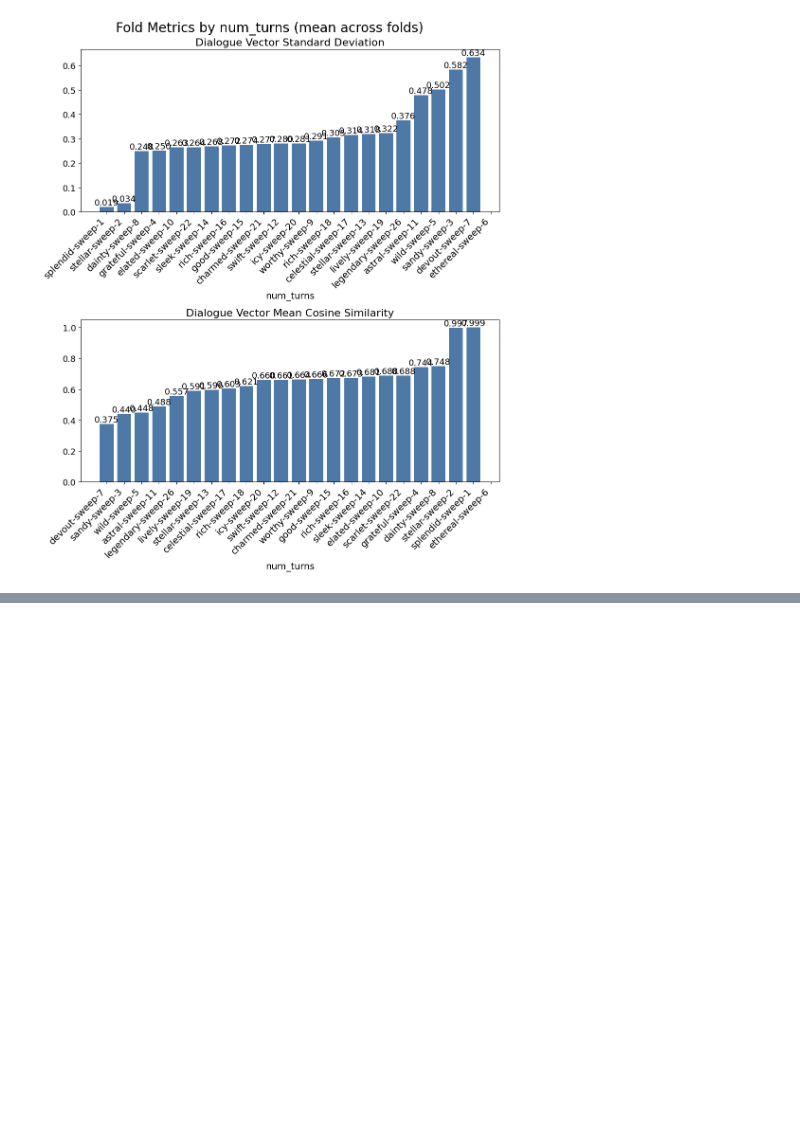
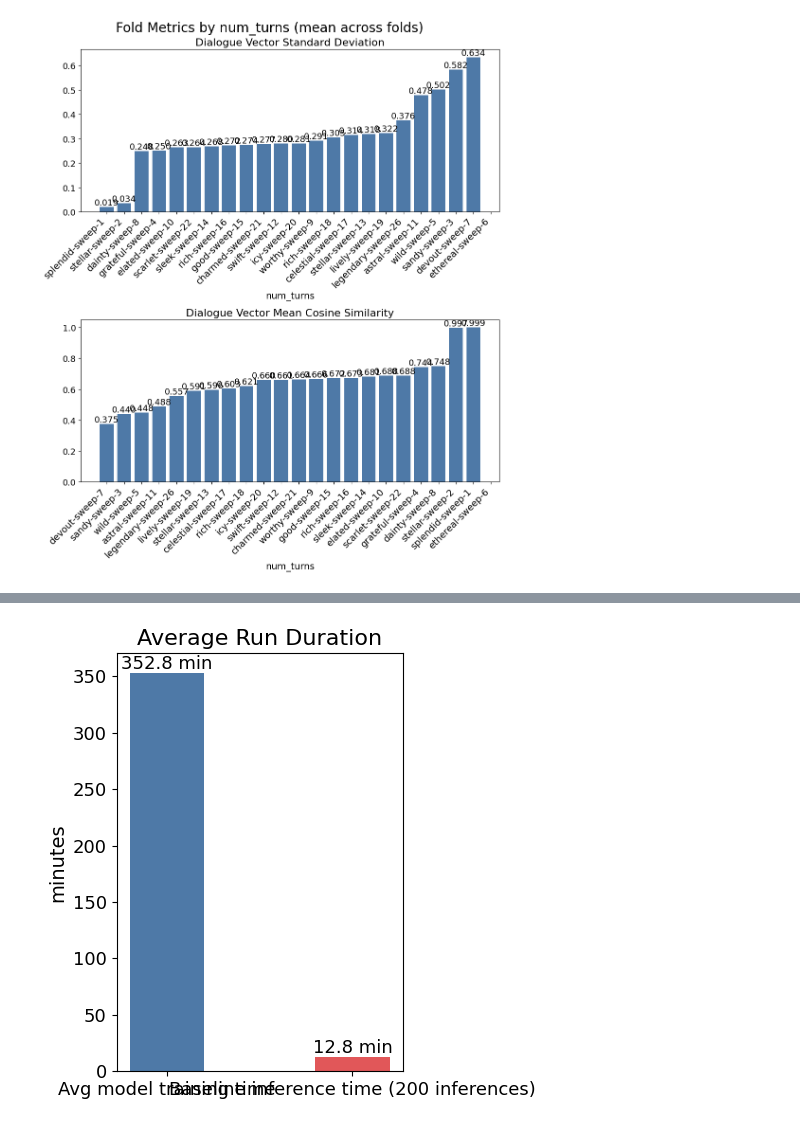
Before and after one commit to JackMclaughlin424/ms-capstone-TTS-natlang-styleprompts, a Jupyter notebook: src/style-prompt-generator/training_notebooks/results_visual.ipynb, the cells around one changed output, grey strips where cells are left out. Saved outputs shown, nothing was run; the diff lists cells and outputs as text; code cells hidden in the pictures; blank space fills up the shorter version.

```diff
--- a/src/style-prompt-generator/training_notebooks/results_visual.ipynb
+++ b/src/style-prompt-generator/training_notebooks/results_visual.ipynb
@@ -276,0 +314,32 @@ Available system columns: ['system.gpu.0.correctedMemoryErrors', 'system.gpu.0.e
+# %%
+def mean_runtime_seconds(sweep_obj):
+    """Average _runtime (seconds) across finished runs in a sweep."""
+    runtimes = [
+        r.summary.get("_runtime")
+        for r in sweep_obj.runs
+        if r.state == "finished" and r.summary.get("_runtime") is not None
+    ]
+    return float(np.mean(runtimes)) if runtimes else float("nan"), len(runtimes)
+
+main_avg_s,     main_n     = mean_runtime_seconds(sweep)
+baseline_avg_s, baseline_n = mean_runtime_seconds(baseline_sweep)
+
+labels   = [f"Avg model training time", f"Avg baseline inference time"]
+values   = [main_avg_s / 60, baseline_avg_s / 60]   # convert to minutes
+colors   = [SWEEP_COLOR, BASELINE_COLOR]
+
+fig, ax = plt.subplots(figsize=(5, 5))
+bars = ax.bar(labels, values, color=colors, width=0.4)
+ax.set_ylabel("minutes", fontsize=14)
+ax.set_title("Average Run Duration", fontsize=16)
+ax.tick_params(labelsize=13)
+
+for bar, v in zip(bars, values):
+    ax.text(bar.get_x() + bar.get_width() / 2, bar.get_height(),
+            f"{v:.1f} min", ha="center", va="bottom", fontsize=13)
+
+plt.tight_layout()
+plt.savefig(FIGURE_OUTPUT + "/" + "run_duration.png", dpi=150, bbox_inches="tight")
+plt.show()
+# %% [output]
+[figure, added]
```
Also changed, not shown: parts of 5 cells of this notebook, 1 other file.
